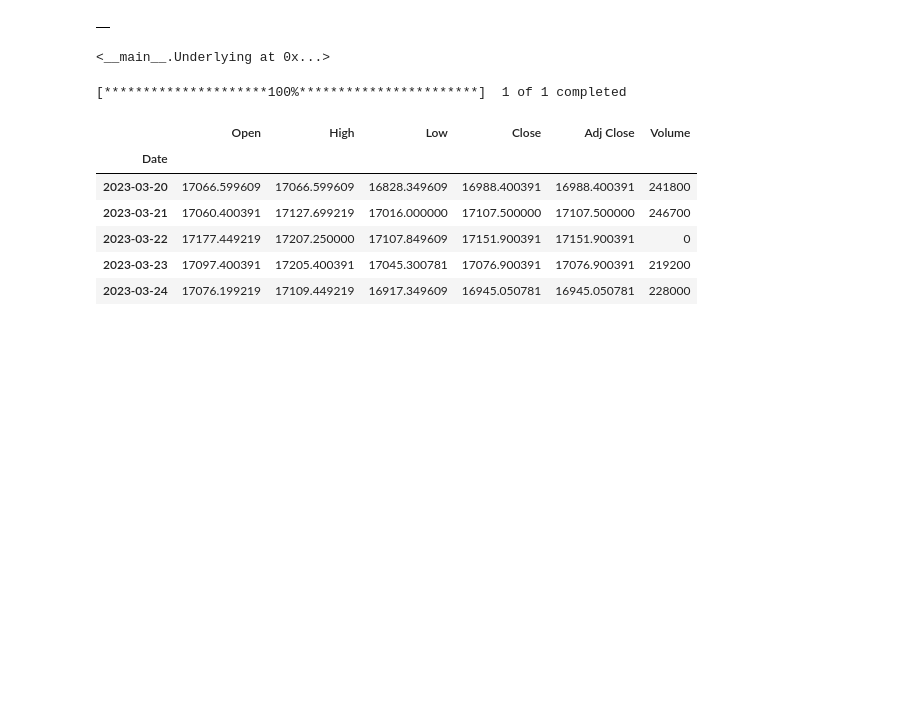
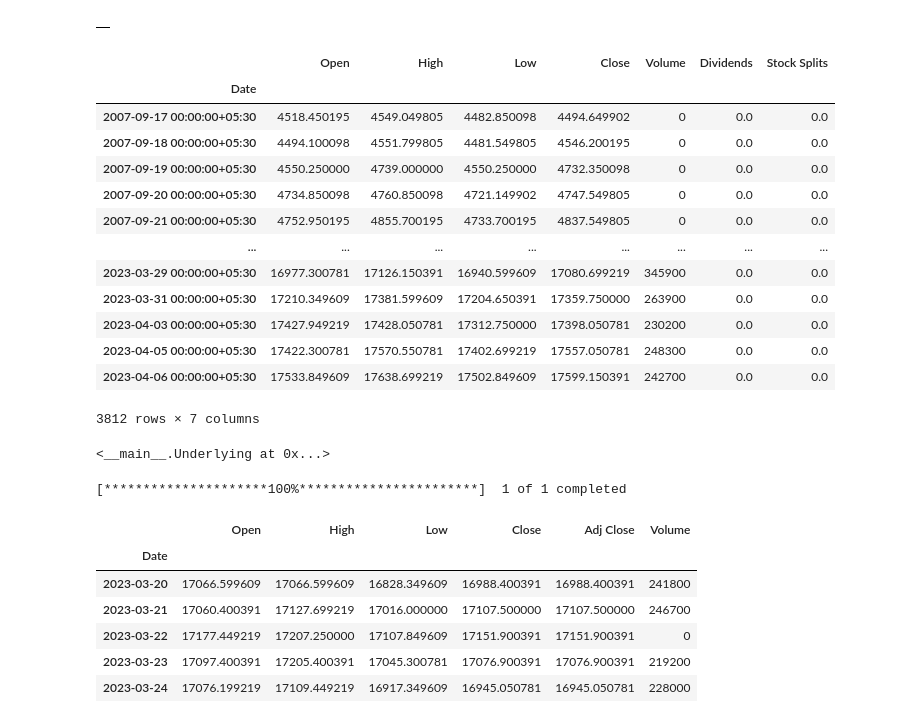
Before and after one commit to ganeshbmc/markets, a Jupyter notebook: quant trading/tools/pandas_ta_library/pandas_ta_library.ipynb, the cells around one changed output. Drawn from its saved outputs; the diff is of its cells as text; code cells hidden in the pictures; blank space fills up the shorter version.

```diff
--- a/quant trading/tools/pandas_ta_library/pandas_ta_library.ipynb
+++ b/quant trading/tools/pandas_ta_library/pandas_ta_library.ipynb
@@ -10,8 +10,23 @@ df
 # %% [output]
 |  |
 # %%
-# df = df.ta.ticker('aapl')
-# df
+df = df.ta.ticker('^NSEI')
+df
+# %% [output]
+|  | Open | High | Low | Close | Volume | Dividends | Stock Splits |
+| Date |  |  |  |  |  |  |  |
+| 2007-09-17 00:00:00+05:30 | 4518.450195 | 4549.049805 | 4482.850098 | 4494.649902 | 0 | 0.0 | 0.0 |
+| 2007-09-18 00:00:00+05:30 | 4494.100098 | 4551.799805 | 4481.549805 | 4546.200195 | 0 | 0.0 | 0.0 |
+| 2007-09-19 00:00:00+05:30 | 4550.250000 | 4739.000000 | 4550.250000 | 4732.350098 | 0 | 0.0 | 0.0 |
+| 2007-09-20 00:00:00+05:30 | 4734.850098 | 4760.850098 | 4721.149902 | 4747.549805 | 0 | 0.0 | 0.0 |
+| 2007-09-21 00:00:00+05:30 | 4752.950195 | 4855.700195 | 4733.700195 | 4837.549805 | 0 | 0.0 | 0.0 |
+| ... | ... | ... | ... | ... | ... | ... | ... |
+| 2023-03-29 00:00:00+05:30 | 16977.300781 | 17126.150391 | 16940.599609 | 17080.699219 | 345900 | 0.0 | 0.0 |
+| 2023-03-31 00:00:00+05:30 | 17210.349609 | 17381.599609 | 17204.650391 | 17359.750000 | 263900 | 0.0 | 0.0 |
+| 2023-04-03 00:00:00+05:30 | 17427.949219 | 17428.050781 | 17312.750000 | 17398.050781 | 230200 | 0.0 | 0.0 |
+| 2023-04-05 00:00:00+05:30 | 17422.300781 | 17570.550781 | 17402.699219 | 17557.050781 | 248300 | 0.0 | 0.0 |
+| 2023-04-06 00:00:00+05:30 | 17533.849609 | 17638.699219 | 17502.849609 | 17599.150391 | 242700 | 0.0 | 0.0 |
+3812 rows × 7 columns
 # %%
 class Underlying():
     period_dict = {"1m":"1d", "5m":"5d", "15m":"1mo", "30m":"1mo", "1h":"3mo", "1d":"1y", "1wk":"10y", "1mo":"max"}
```
